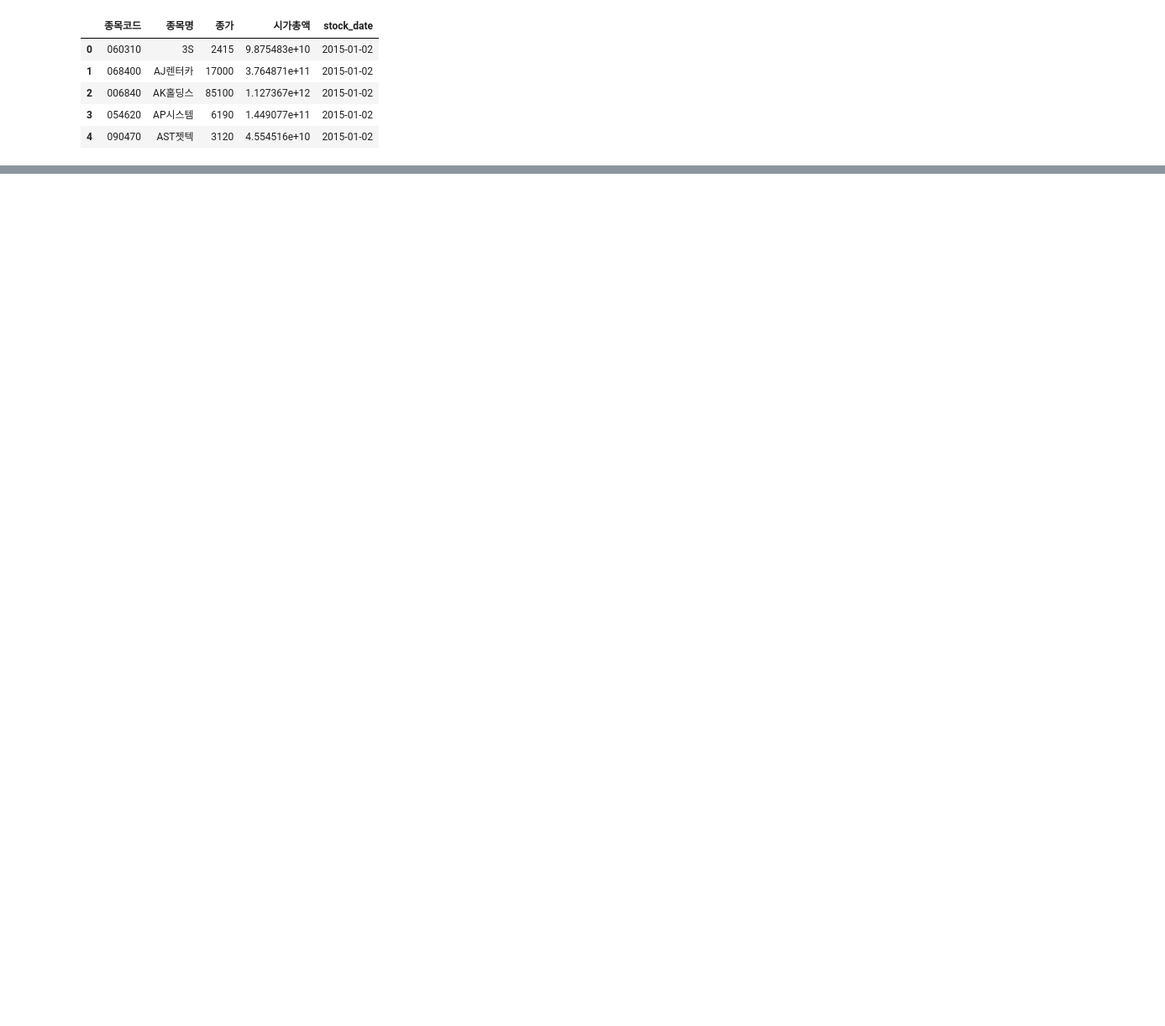
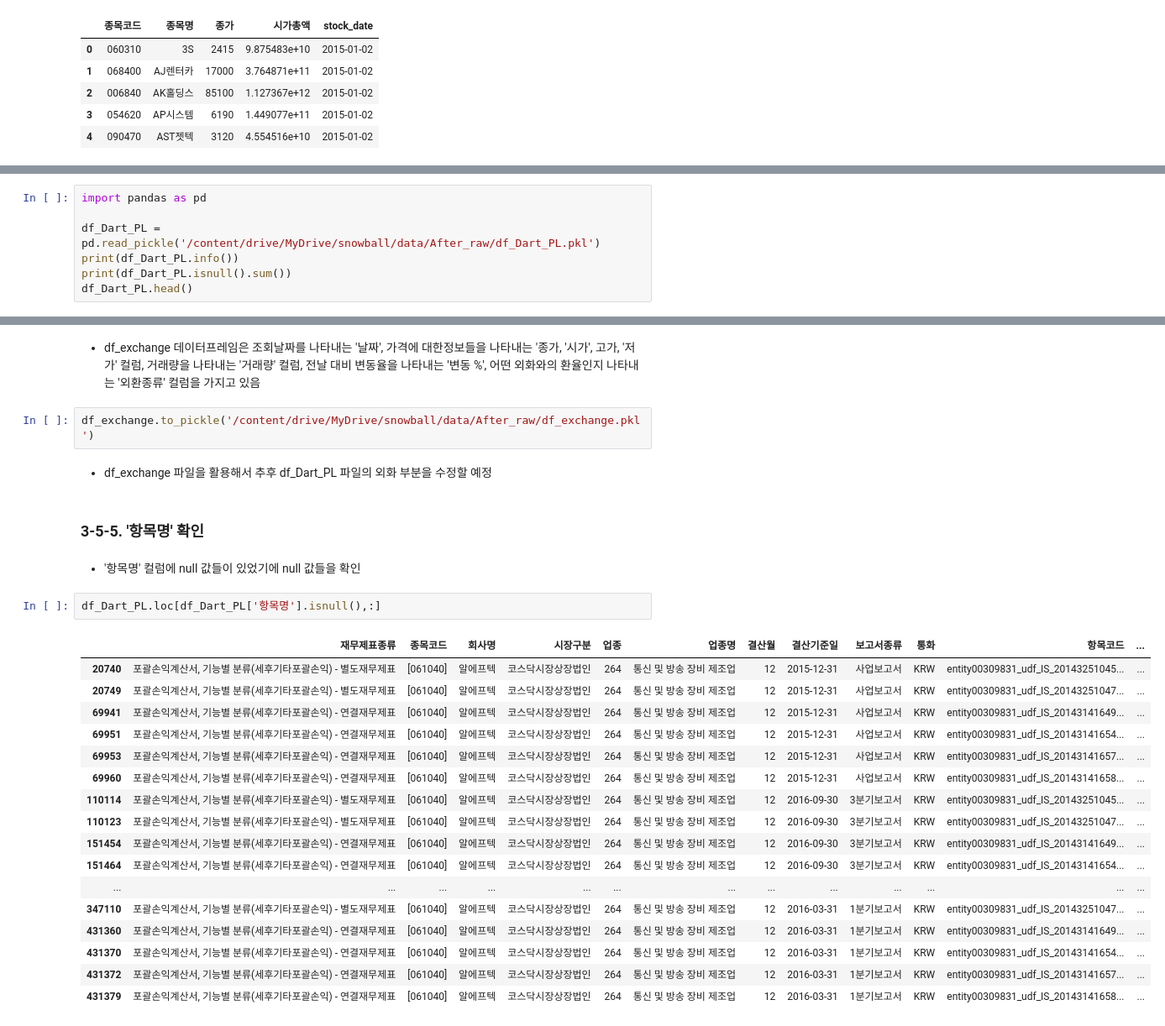
Before and after one commit to Ryong1998/snowball, a Jupyter notebook: 2_Data_Preparation.ipynb, the cells around one changed output, grey strips where cells are left out. Shown at 84% size. Saved outputs shown, nothing was run; the diff lists cells and outputs as text; blank space fills up the shorter version.

```diff
--- a/2_Data_Preparation.ipynb
+++ b/2_Data_Preparation.ipynb
@@ -1836,0 +1866,7 @@ dtype: int64
+# %%
+import pandas as pd
+
+df_Dart_PL = pd.read_pickle('/content/drive/MyDrive/snowball/data/After_raw/df_Dart_PL.pkl')
+print(df_Dart_PL.info())
+print(df_Dart_PL.isnull().sum())
+df_Dart_PL.head()
@@ -1836,0 +2261,30 @@ dtype: int64
+# %% [markdown]
+- df_exchange 데이터프레임은 조회날짜를 나타내는 '날짜', 가격에 대한정보들을 나타내는 '종가, '시가', 고가, '저가' 컬럼, 거래량을 나타내는 '거래량' 컬럼, 전날 대비 변동율을 나타내는 '변동 %', 어떤 외화와의 환율인지 나타내는 '외환종류' 컬럼을 가지고 있음
+# %%
+df_exchange.to_pickle('/content/drive/MyDrive/snowball/data/After_raw/df_exchange.pkl')
+# %% [markdown]
+- df_exchange 파일을 활용해서 추후 df_Dart_PL 파일의 외화 부분을 수정할 예정
+# %% [markdown]
+### 3-5-5. '항목명' 확인
+# %% [markdown]
+- '항목명' 컬럼에 null 값들이 있었기에 null 값들을 확인
+# %%
+df_Dart_PL.loc[df_Dart_PL['항목명'].isnull(),:]
+# %% [output]
+|  | 재무제표종류 | 종목코드 | 회사명 | 시장구분 | 업종 | 업종명 | 결산월 | 결산기준일 | 보고서종류 | 통화 | 항목코드 | ... |
+| 20740 | 포괄손익계산서, 기능별 분류(세후기타포괄손익) - 별도재무제표 | [061040] | 알에프텍 | 코스닥시장상장법인 | 264 | 통신 및 방송 장비 제조업 | 12 | 2015-12-31 | 사업보고서 | KRW | entity00309831_udf_IS_20143251045... | ... |
+| 20749 | 포괄손익계산서, 기능별 분류(세후기타포괄손익) - 별도재무제표 | [061040] | 알에프텍 | 코스닥시장상장법인 | 264 | 통신 및 방송 장비 제조업 | 12 | 2015-12-31 | 사업보고서 | KRW | entity00309831_udf_IS_20143251047... | ... |
+| 69941 | 포괄손익계산서, 기능별 분류(세후기타포괄손익) - 연결재무제표 | [061040] | 알에프텍 | 코스닥시장상장법인 | 264 | 통신 및 방송 장비 제조업 | 12 | 2015-12-31 | 사업보고서 | KRW | entity00309831_udf_IS_20143141649... | ... |
+| 69951 | 포괄손익계산서, 기능별 분류(세후기타포괄손익) - 연결재무제표 | [061040] | 알에프텍 | 코스닥시장상장법인 | 264 | 통신 및 방송 장비 제조업 | 12 | 2015-12-31 | 사업보고서 | KRW | entity00309831_udf_IS_20143141654... | ... |
+| 69953 | 포괄손익계산서, 기능별 분류(세후기타포괄손익) - 연결재무제표 | [061040] | 알에프텍 | 코스닥시장상장법인 | 264 | 통신 및 방송 장비 제조업 | 12 | 2015-12-31 | 사업보고서 | KRW | entity00309831_udf_IS_20143141657... | ... |
+| 69960 | 포괄손익계산서, 기능별 분류(세후기타포괄손익) - 연결재무제표 | [061040] | 알에프텍 | 코스닥시장상장법인 | 264 | 통신 및 방송 장비 제조업 | 12 | 2015-12-31 | 사업보고서 | KRW | entity00309831_udf_IS_20143141658... | ... |
+| 110114 | 포괄손익계산서, 기능별 분류(세후기타포괄손익) - 별도재무제표 | [061040] | 알에프텍 | 코스닥시장상장법인 | 264 | 통신 및 방송 장비 제조업 | 12 | 2016-09-30 | 3분기보고서 | KRW | entity00309831_udf_IS_20143251045... | ... |
+| 110123 | 포괄손익계산서, 기능별 분류(세후기타포괄손익) - 별도재무제표 | [061040] | 알에프텍 | 코스닥시장상장법인 | 264 | 통신 및 방송 장비 제조업 | 12 | 2016-09-30 | 3분기보고서 | KRW | entity00309831_udf_IS_20143251047... | ... |
+| 151454 | 포괄손익계산서, 기능별 분류(세후기타포괄손익) - 연결재무제표 | [061040] | 알에프텍 | 코스닥시장상장법인 | 264 | 통신 및 방송 장비 제조업 | 12 | 2016-09-30 | 3분기보고서 | KRW | entity00309831_udf_IS_20143141649... | ... |
+| 151464 | 포괄손익계산서, 기능별 분류(세후기타포괄손익) - 연결재무제표 | [061040] | 알에프텍 | 코스닥시장상장법인 | 264 | 통신 및 방송 장비 제조업 | 12 | 2016-09-30 | 3분기보고서 | KRW | entity00309831_udf_IS_20143141654... | ... |
+| ... | ... | ... | ... | ... | ... | ... | ... | ... | ... | ... | ... | ... |
+| 347110 | 포괄손익계산서, 기능별 분류(세후기타포괄손익) - 별도재무제표 | [061040] | 알에프텍 | 코스닥시장상장법인 | 264 | 통신 및 방송 장비 제조업 | 12 | 2016-03-31 | 1분기보고서 | KRW | entity00309831_udf_IS_20143251047... | ... |
+| 431360 | 포괄손익계산서, 기능별 분류(세후기타포괄손익) - 연결재무제표 | [061040] | 알에프텍 | 코스닥시장상장법인 | 264 | 통신 및 방송 장비 제조업 | 12 | 2016-03-31 | 1분기보고서 | KRW | entity00309831_udf_IS_20143141649... | ... |
+| 431370 | 포괄손익계산서, 기능별 분류(세후기타포괄손익) - 연결재무제표 | [061040] | 알에프텍 | 코스닥시장상장법인 | 264 | 통신 및 방송 장비 제조업 | 12 | 2016-03-31 | 1분기보고서 | KRW | entity00309831_udf_IS_20143141654... | ... |
+| 431372 | 포괄손익계산서, 기능별 분류(세후기타포괄손익) - 연결재무제표 | [061040] | 알에프텍 | 코스닥시장상장법인 | 264 | 통신 및 방송 장비 제조업 | 12 | 2016-03-31 | 1분기보고서 | KRW | entity00309831_udf_IS_20143141657... | ... |
+| 431379 | 포괄손익계산서, 기능별 분류(세후기타포괄손익) - 연결재무제표 | [061040] | 알에프텍 | 코스닥시장상장법인 | 264 | 통신 및 방송 장비 제조업 | 12 | 2016-03-31 | 1분기보고서 | KRW | entity00309831_udf_IS_20143141658... | ... |
```
Also changed, not shown: parts of 106 cells of this notebook.
